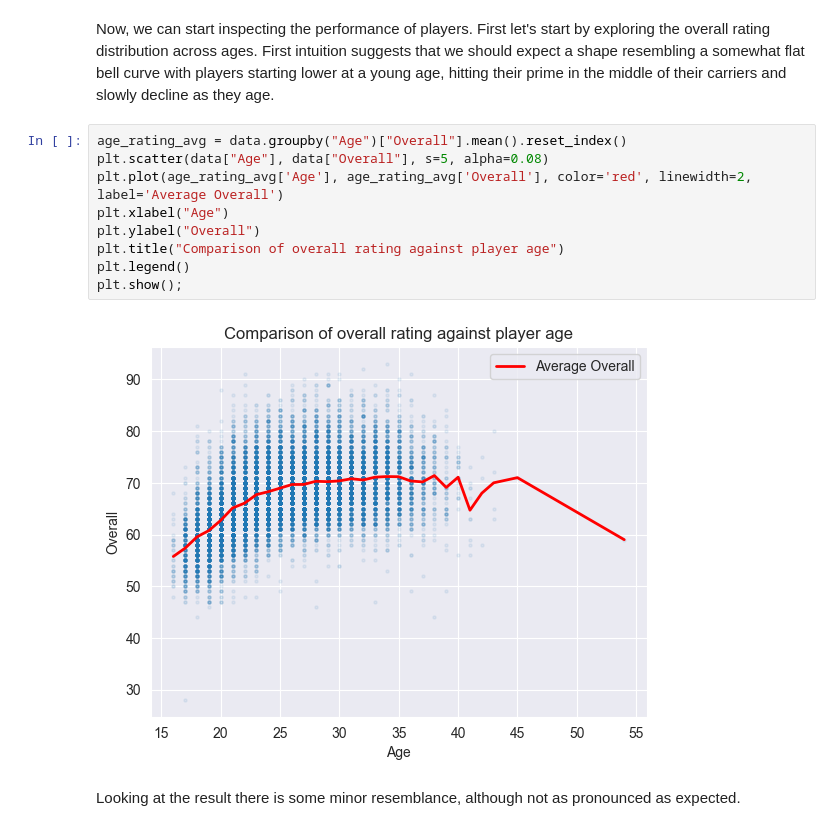
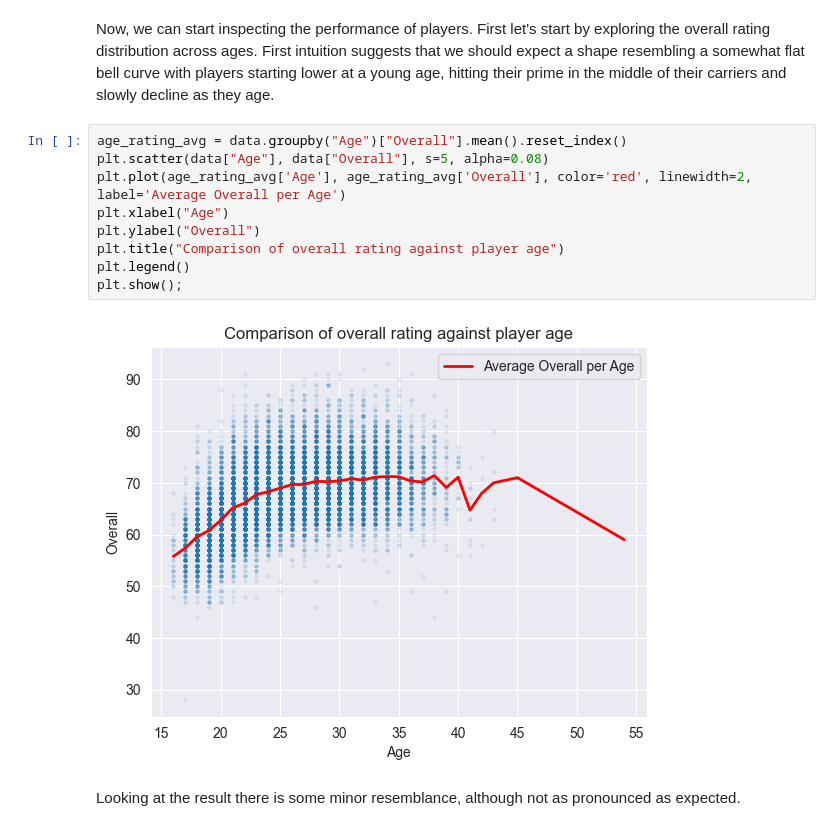
Before and after one commit to zurfil/DataSciencePortfolio, a Jupyter notebook: FIFA/main.ipynb, the cells around one changed output. Saved outputs shown, nothing was run; the diff lists cells and outputs as text.

```diff
--- a/FIFA/main.ipynb
+++ b/FIFA/main.ipynb
@@ -144,14 +147,14 @@ hitting their prime in the middle of their carriers and slowly decline as they a
 # %%
 age_rating_avg = data.groupby("Age")["Overall"].mean().reset_index()
 plt.scatter(data["Age"], data["Overall"], s=5, alpha=0.08)
-plt.plot(age_rating_avg['Age'], age_rating_avg['Overall'], color='red', linewidth=2, label='Average Overall')
+plt.plot(age_rating_avg['Age'], age_rating_avg['Overall'], color='red', linewidth=2, label='Average Overall per Age')
 plt.xlabel("Age")
 plt.ylabel("Overall")
 plt.title("Comparison of overall rating against player age")
 plt.legend()
 plt.show();
 # %% [output]
-[figure, old version]
+[figure, new version]
 # %% [markdown]
 Looking at the result there is some minor resemblance, although not as pronounced as expected.
 # %% [markdown]
```
Also changed, not shown: parts of 9 cells of this notebook.
